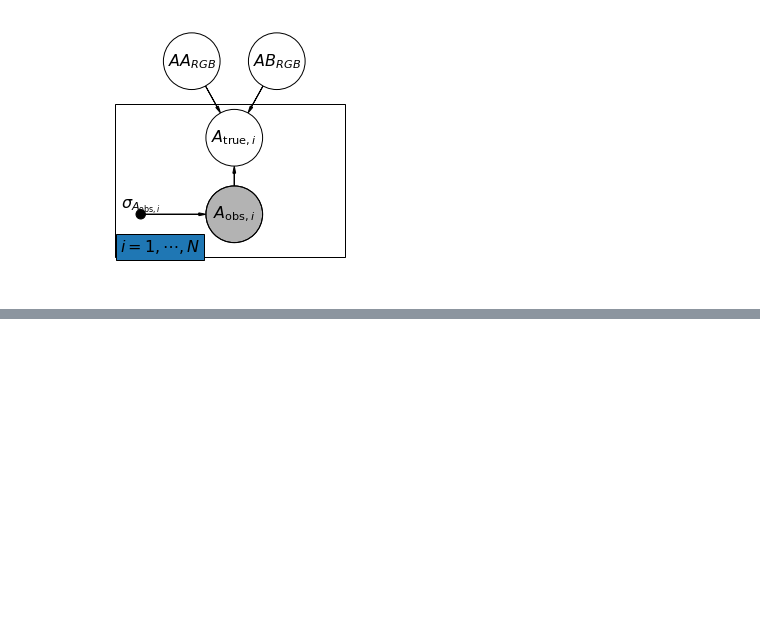
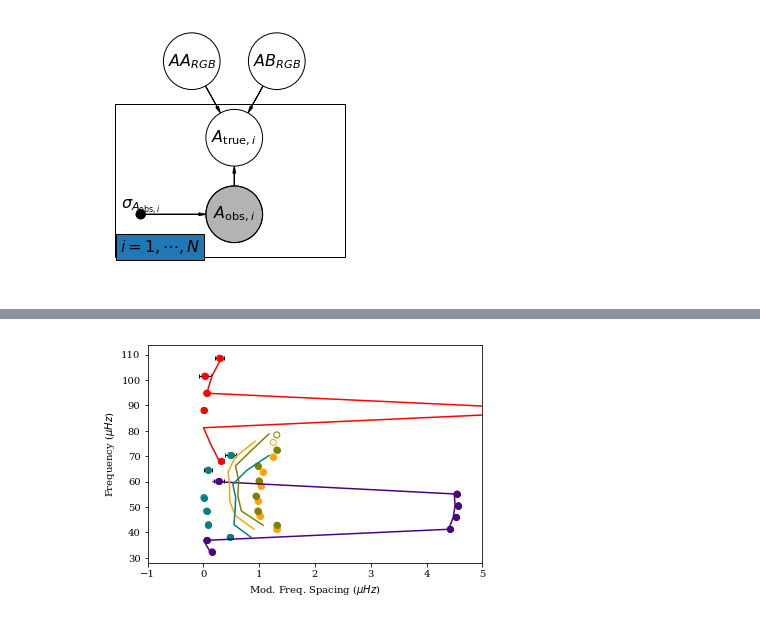
Before and after one commit to daw538/y4project, a Jupyter notebook: JoshFiles/rgData-HBM.ipynb, the cells around one changed output, grey strips where cells are left out. Drawn from its saved outputs; the diff is of its cells as text; code cells hidden in the pictures; blank space fills up the shorter version.

```diff
--- a/JoshFiles/rgData-HBM.ipynb
+++ b/JoshFiles/rgData-HBM.ipynb
@@ -276,4 +307,41 @@ def model(n, dnu, numax, epsilon, alpha, A, G, phi, tau):
 
 #for i in range(len(IDs)):
     #print(np.mean(fit['G'], axis=0)[i])
+# %%
+%matplotlib inline
+
+for i in np.arange(0,len(IDs),1):
+    # Iterate point colour
+    colour = next(colours)
+    # Plot all frequencies, and errorbars for the 'true' data
+    plt.scatter(modesID[i]['f0'] % dnu_avgID[i], modesID[i]['f0'],
+                label='', zorder=-1, facecolors='none', edgecolors=colour)
+    pts = modesID[i].loc[(modesID[i]['f0_err'] < 10e3)]
+    plt.scatter(pts['f0'] % dnu_avgID[i], pts['f0'],
+                label=r'ID = '+str(IDs[i]), c=colour)
+    plt.errorbar(pts['f0'] % dnu_avgID[i], pts['f0'], xerr=pts['f0_err'],
+                        zorder=0, fmt="none", label='', c='k',
+                        capsize=2, markersize=4, elinewidth=1)
+    g2 = model(arr_n[i], np.mean(fit['dnu'],axis=0)[i], np.mean(fit['numax'],axis=0)[i], np.mean(fit['epsilon'], axis=0)[i], np.mean(fit['alpha'], axis=0)[i],
+          np.mean(fit['A'], axis=0)[i], np.mean(fit['G'], axis=0)[i], np.mean(fit['phi'], axis=0)[i], np.mean(fit['tau'], axis=0)[i]) #np.mean(fit['tau'], axis=0)[i])
+    plt.plot(g2 % np.mean(fit['dnu'],axis=0)[i], g2, label='Fit_2D', c=colour)
+
+
+#Plot stan fitted model on echelle
+#for i in range(len(IDs)):
+    #plt.figure(len(IDs))
+    #plt.scatter(modesID[i]['f0'] % dnu_avgID[i], modesID[i]['f0'], marker='x', label=r'$l=$'+str(0))
+    #plt.errorbar(modesID[i]['f0'] % np.mean(modesID[i]['dnu']), modesID[i]['f0'], xerr=modesID[i]['f0_err'], zorder=0, fmt="none", label="none",
+             #c='k', capsize=2, markersize=4, elinewidth=1)
+    #np.mean(modesID[i]['dnu'])
+    #g2 = model(arr_n[i], np.mean(fit['dnu'],axis=0)[i], np.mean(fit['numax'],axis=0)[i], np.mean(fit['epsilon'], axis=0)[i], np.mean(fit['alpha'], axis=0)[i],
+          #np.mean(fit['A'], axis=0)[i], np.mean(fit['G'], axis=0)[i], np.mean(fit['phi'], axis=0)[i], 33) #np.mean(fit['tau'], axis=0)[i])
+    #plt.plot(g2 % np.mean(fit['dnu'],axis=0)[i], g2, label='Fit_2D')
+
+plt.ylabel('Frequency ($\mu Hz$)')
+plt.xlabel(f'Mod. Freq. Spacing ($\mu Hz$)')
+plt.xlim(-1,5)
+plt.show()
+# %% [output]
+[figure, added]
 # %%
```
Also changed, not shown: parts of 13 cells of this notebook, 1 other file.
